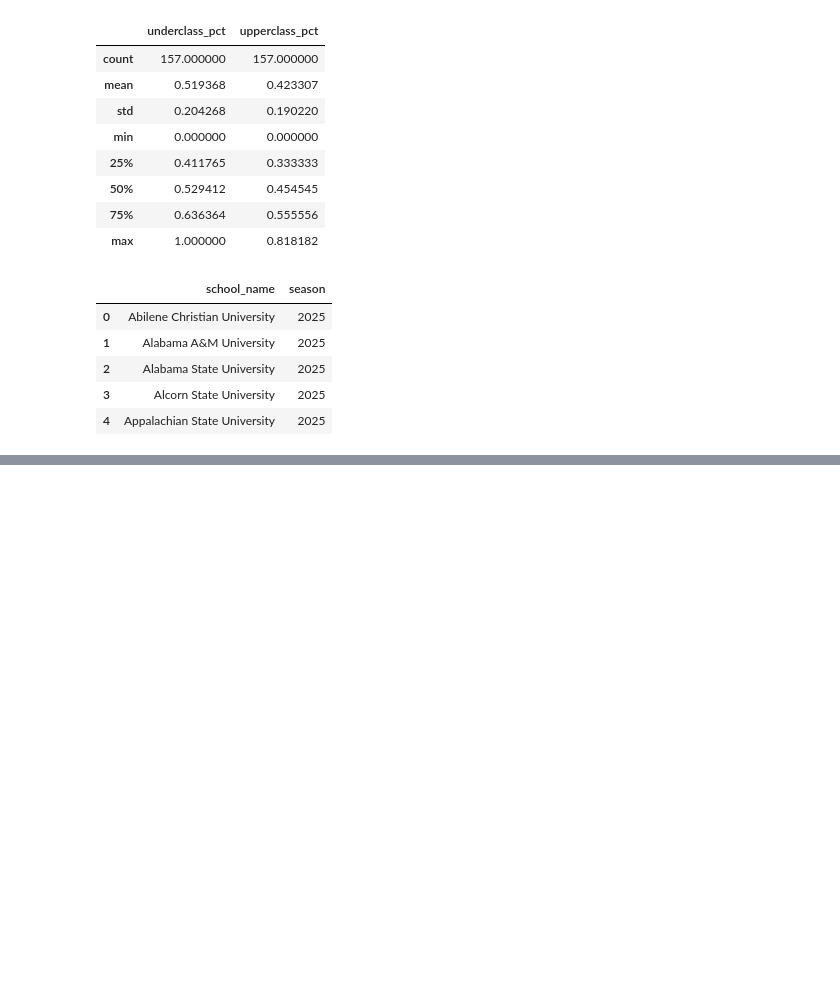
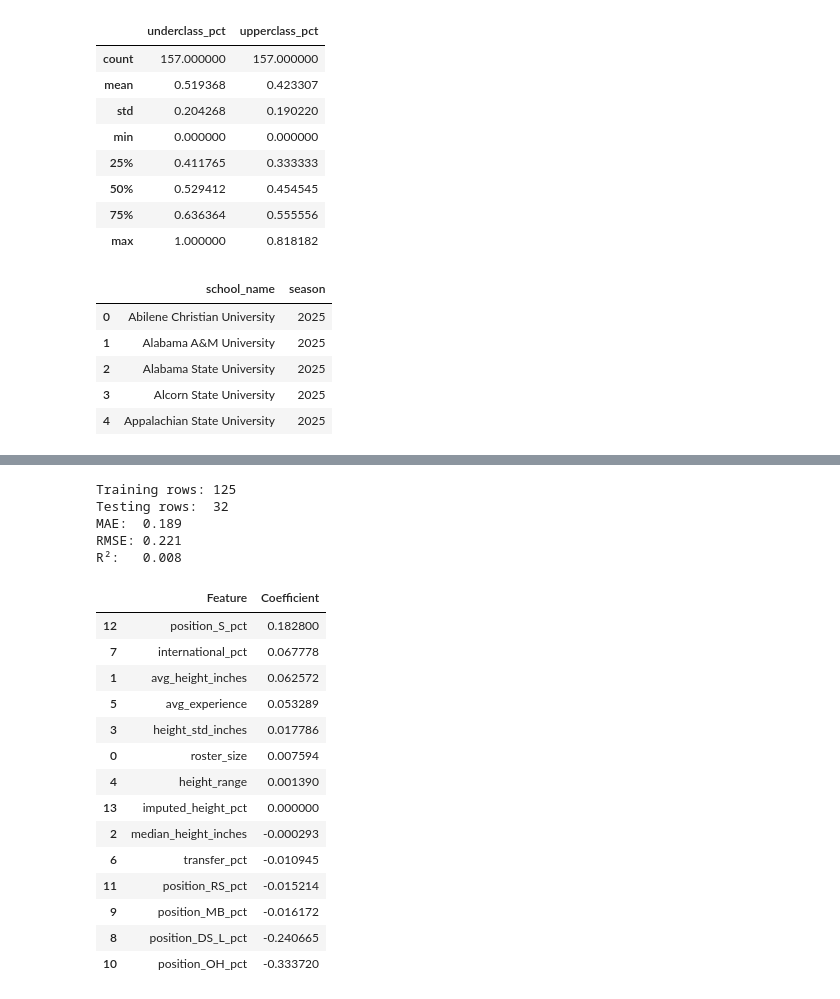
Before and after one commit to karlidean/capstone-project-NCAA-Volleyball, a Jupyter notebook: notebooks/predict_model_feature.ipynb, the cells around one changed output, grey strips where cells are left out. Drawn from its saved outputs; the diff is of its cells as text; code cells hidden in the pictures; blank space fills up the shorter version.

```diff
--- a/notebooks/predict_model_feature.ipynb
+++ b/notebooks/predict_model_feature.ipynb
@@ -771,0 +1040,75 @@ schools.to_csv(
+# %%
+from sklearn.model_selection import train_test_split
+from sklearn.impute import SimpleImputer
+from sklearn.linear_model import LinearRegression
+from sklearn.metrics import (
+    mean_absolute_error,
+    mean_squared_error,
+    r2_score,
+)
+
+# Randomly split the 2025 team-season observations
+X_train, X_test, y_train, y_test = train_test_split(
+    X,
+    y,
+    test_size=0.20,
+    random_state=42,
+)
+
+# Learn median values from training data only
+imputer = SimpleImputer(strategy="median")
+
+X_train_imputed = imputer.fit_transform(X_train)
+X_test_imputed = imputer.transform(X_test)
+
+# Train model
+model = LinearRegression()
+model.fit(X_train_imputed, y_train)
+
+# Predict
+predictions = model.predict(X_test_imputed)
+
+# Evaluate
+mae = mean_absolute_error(y_test, predictions)
+rmse = mean_squared_error(y_test, predictions) ** 0.5
+r2 = r2_score(y_test, predictions)
+
+print(f"Training rows: {len(X_train)}")
+print(f"Testing rows:  {len(X_test)}")
+print(f"MAE:  {mae:.3f}")
+print(f"RMSE: {rmse:.3f}")
+print(f"R²:   {r2:.3f}")
+# %% [output]
+Training rows: 125
+Testing rows:  32
+MAE:  0.189
+RMSE: 0.221
+R²:   0.008
+# %%
+coefficients = (
+    pd.DataFrame(
+        {
+            "Feature": X.columns,
+            "Coefficient": model.coef_,
+        }
+    )
+    .sort_values("Coefficient", ascending=False)
+)
+
+coefficients
+# %% [output]
+|  | Feature | Coefficient |
+| 12 | position_S_pct | 0.182800 |
+| 7 | international_pct | 0.067778 |
+| 1 | avg_height_inches | 0.062572 |
+| 5 | avg_experience | 0.053289 |
+| 3 | height_std_inches | 0.017786 |
+| 0 | roster_size | 0.007594 |
+| 4 | height_range | 0.001390 |
+| 13 | imputed_height_pct | 0.000000 |
+| 2 | median_height_inches | -0.000293 |
+| 6 | transfer_pct | -0.010945 |
+| 11 | position_RS_pct | -0.015214 |
+| 9 | position_MB_pct | -0.016172 |
+| 8 | position_DS_L_pct | -0.240665 |
+| 10 | position_OH_pct | -0.333720 |
```
Also changed, not shown: parts of 20 cells of this notebook, 3 other files.
